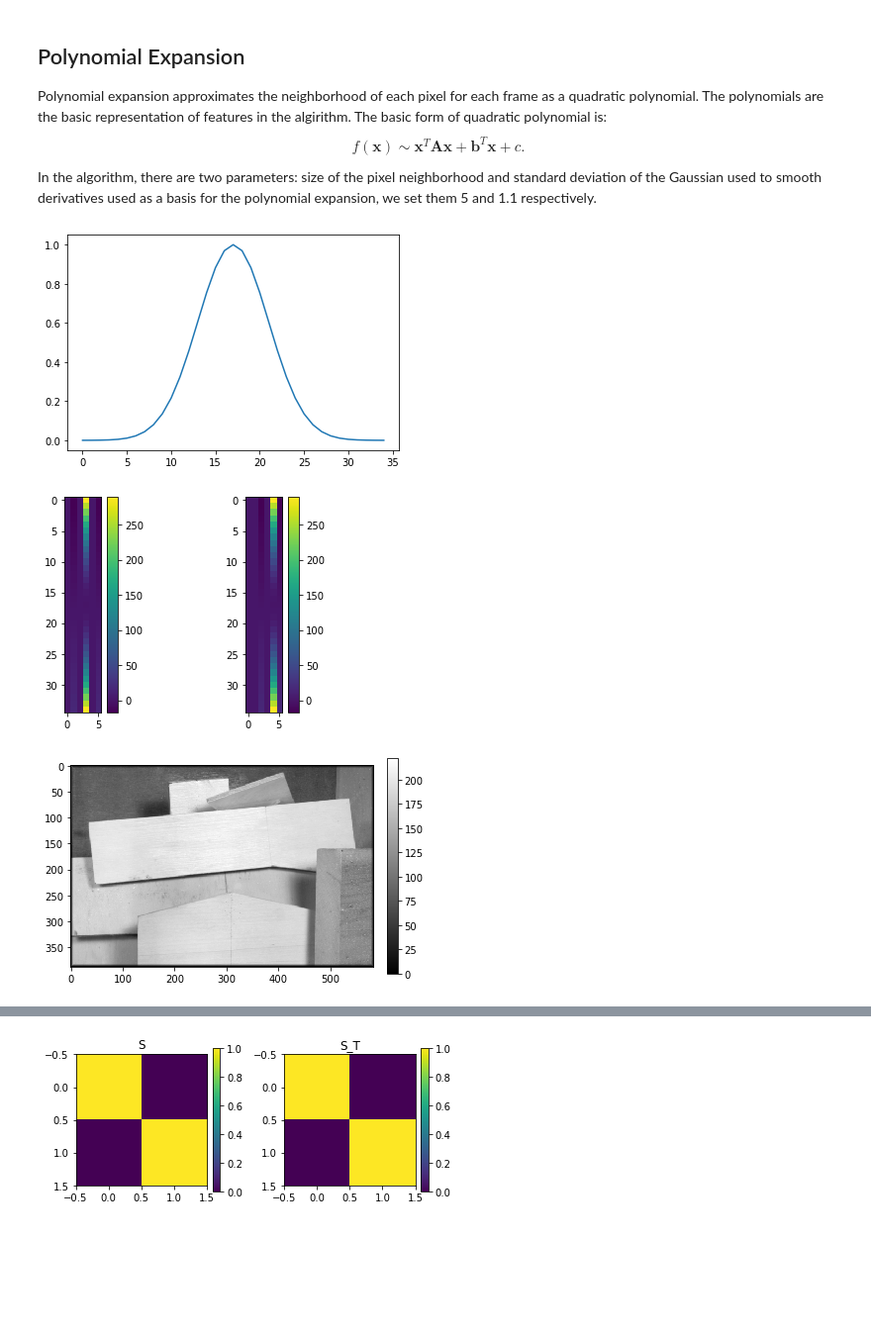
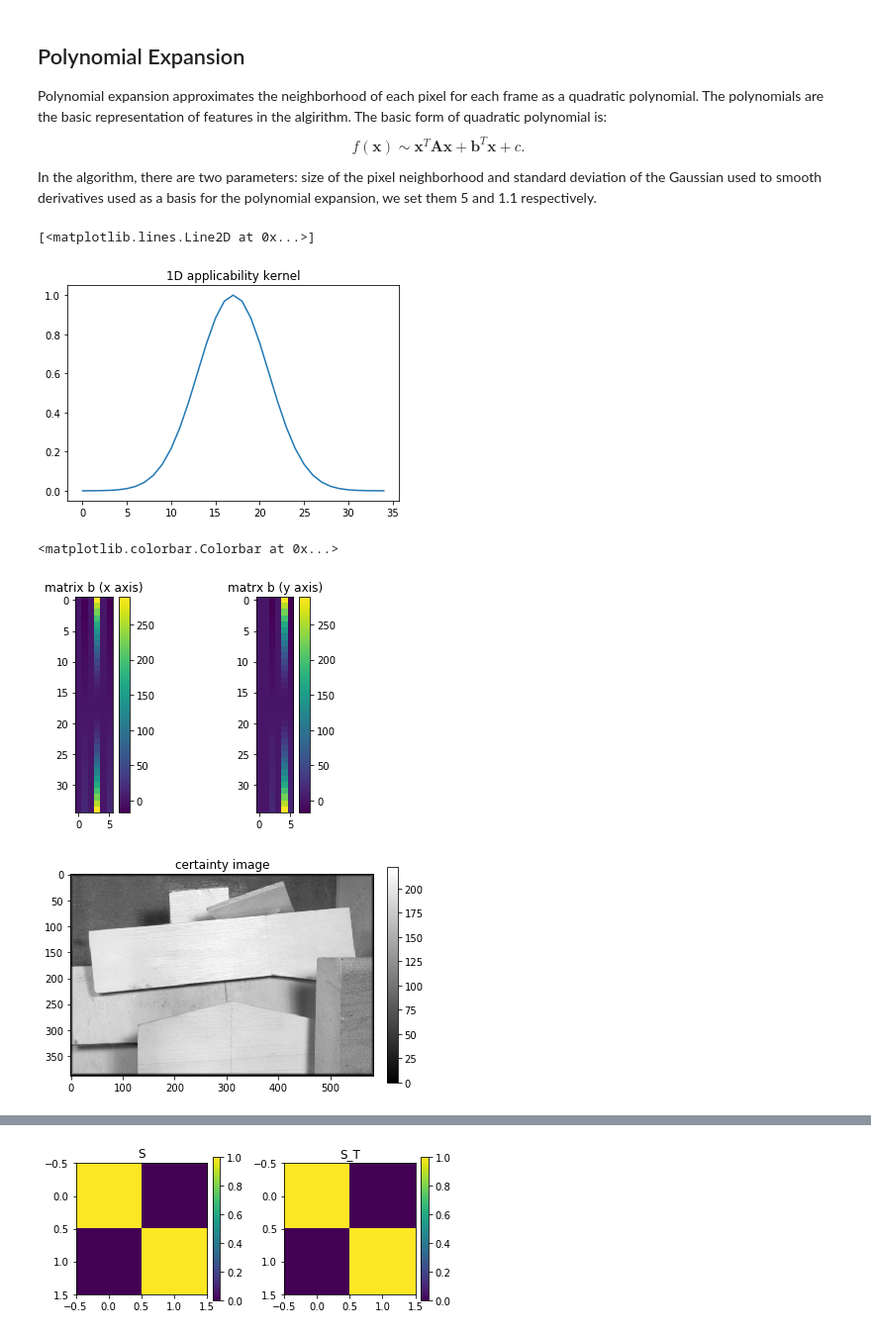
Before and after one commit to gogoalexy/learnOpenCV, a Jupyter notebook: farneback.ipynb, the cells around one changed output, grey strips where cells are left out. Shown at 99% size. Cells and saved outputs as stored; diff of their text form; code cells hidden in the pictures; blank space fills up the shorter version.

```diff
--- a/farneback.ipynb
+++ b/farneback.ipynb
@@ -50,14 +54,16 @@ mu=0
 # %%
 fig = plt.figure(2)
 
 n = int(4*sigma + 1)
 x = np.arange(-n, n + 1, dtype=np.int)
 a = np.exp(-x**2 / (2 * sigma**2))  # a: applicability kernel [n]
 
+showFig = fig.add_subplot()
+showFig.set_title("1D applicability kernel")
 plt.plot(a)
-plt.show()
 # %% [output]
+[<matplotlib.lines.Line2D at 0x...>]
-[figure, old version]
+[figure, new version]
 # %%
 fig = plt.figure(3)
 
@@ -65,24 +71,28 @@ bx = np.stack([np.ones(a.shape), x, np.ones(a.shape), x**2, np.ones(a.shape), x]
 by = np.stack([np.ones(a.shape), np.ones(a.shape), x, np.ones(a.shape), x**2, x], axis=-1)
 
 showFig = fig.add_subplot(1, 2, 1)
+showFig.set_title("matrix b (x axis)")
 plt.imshow(bx)
 plt.colorbar(fraction=0.075, pad=0.04)
 showFig = fig.add_subplot(1, 2, 2)
+showFig.set_title("matrx b (y axis)")
 plt.imshow(by)
 plt.colorbar(fraction=0.075, pad=0.04)
-plt.show()
 # %% [output]
+<matplotlib.colorbar.Colorbar at 0x...>
-[figure, old version]
+[figure, new version]
 # %%
 fig = plt.figure(4)
 
 c0f = c0 * images[0]
 
+showFig = fig.add_subplot()
+showFig.set_title("certainty image")
 plt.imshow(c0f, cmap='gray')
 plt.colorbar(fraction=0.046, pad=0.04)
 plt.show()
 # %% [output]
-[figure, old version]
+[figure, new version]
 # %%
 fig = plt.figure(4)
 
```
Also changed, not shown: parts of 9 cells of this notebook.
